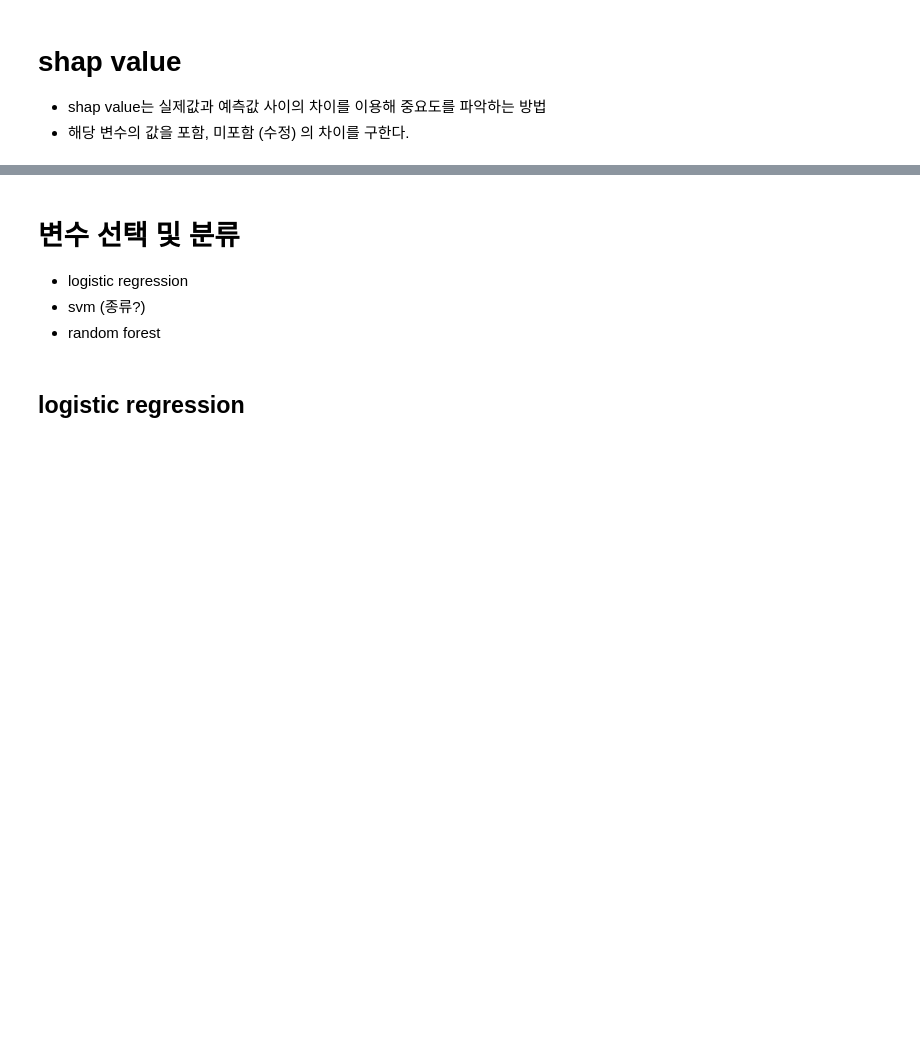
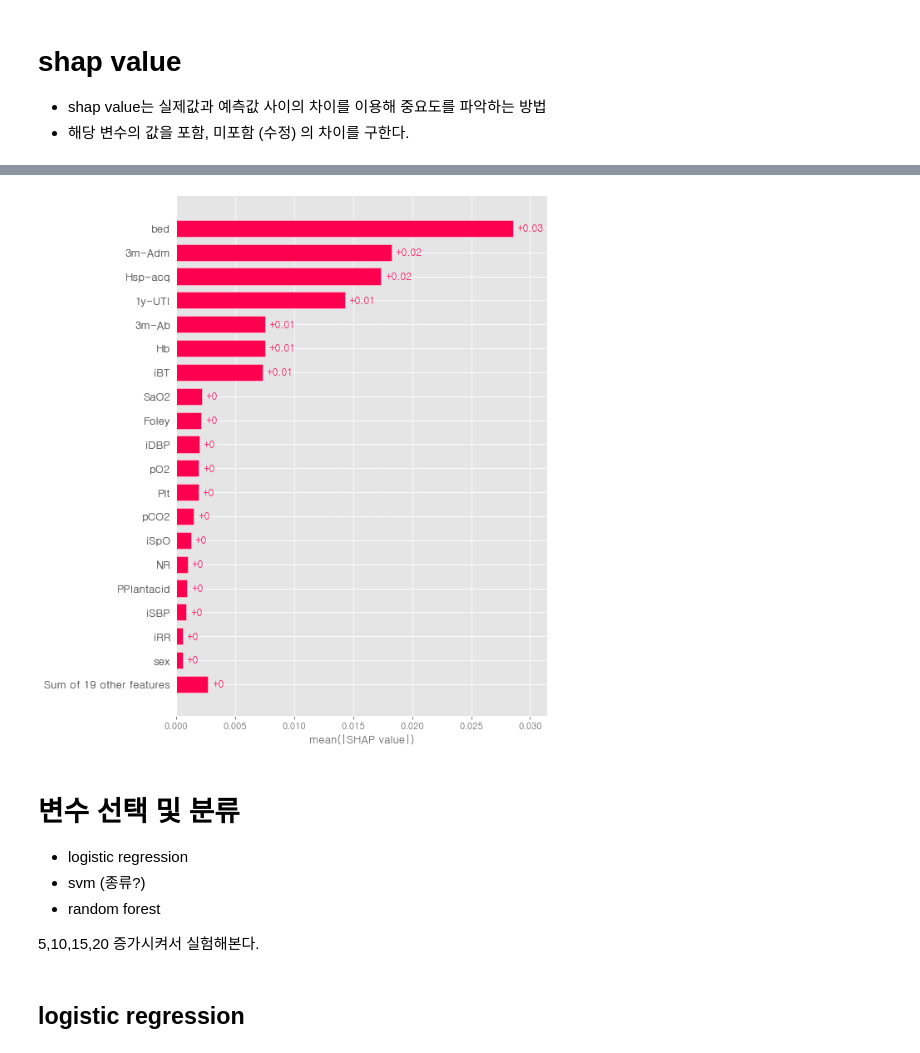
Before and after one commit to bub3690/22-1_multivariate, a Jupyter notebook: final_project/Classification-rftree-pre.ipynb, the cells around one changed output, grey strips where cells are left out. Cells and saved outputs as stored; diff of their text form; code cells hidden in the pictures; blank space fills up the shorter version.

```diff
--- a/final_project/Classification-rftree-pre.ipynb
+++ b/final_project/Classification-rftree-pre.ipynb
@@ -222,9 +283,18 @@ shap.summary_plot(shap_values[1], x_train,plot_type='violin')
+# %%
+#전역 막대 플롯
+
+shap.plots.bar(shap_values_bar[:,:,1],max_display=20)
+# %% [output]
+[figure, added]
 # %% [markdown]
 # 변수 선택 및 분류
 
 - logistic regression
 - svm (종류?)
 - random forest
+
+
+5,10,15,20 증가시켜서 실험해본다.
 # %%
 #기초 전처리 데이터 출력
 x_train_rftree = x_train.copy()
```
Also changed, not shown: parts of 19 cells of this notebook, 3 other files.
